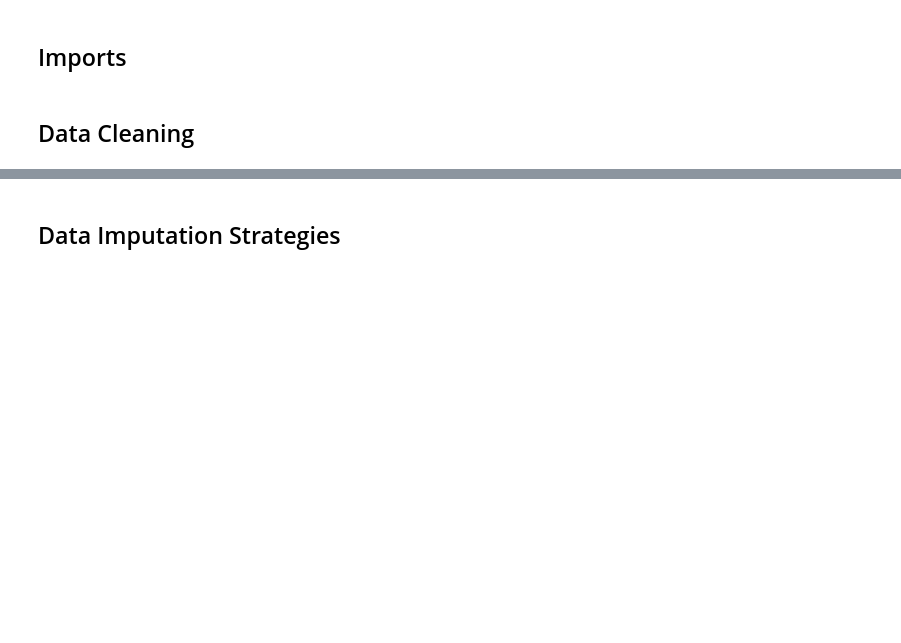
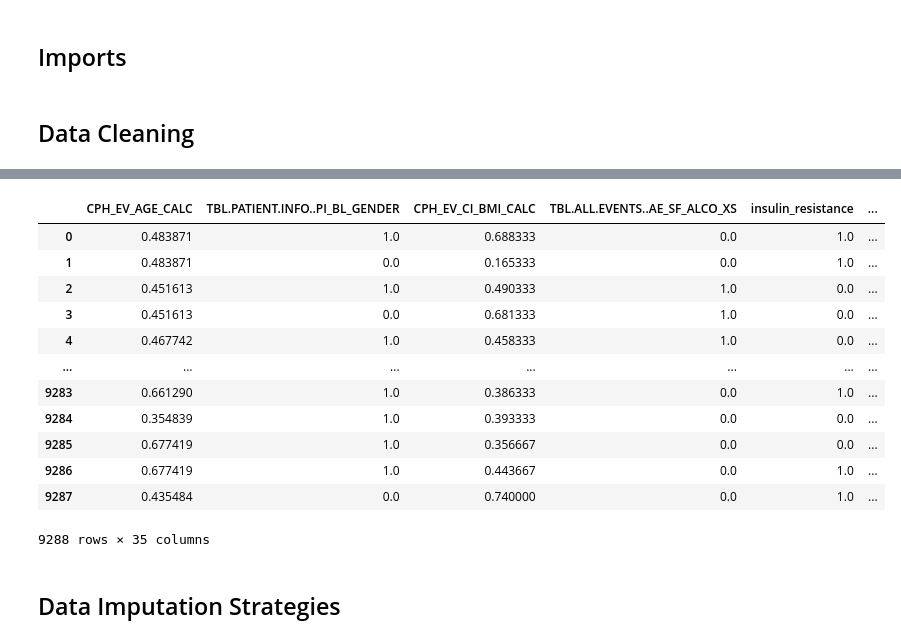
Before and after one commit to LBncl/AmazonMLInterviewQuestion, a Jupyter notebook: NAFLD.ipynb, the cells around one changed output, grey strips where cells are left out. Cells and saved outputs as stored; diff of their text form; code cells hidden in the pictures; blank space fills up the shorter version.

```diff
--- a/NAFLD.ipynb
+++ b/NAFLD.ipynb
@@ -21,7 +21,7 @@ if df.empty:
     print('DataFrame is empty!')
 # %%
 # Subset data frame
-main_df = df.filter(items=['CPH_EV_AGE_CALC', 'TBL.PATIENT.INFO..PI_BL_GENDER', 'CPH_EV_CI_BMI_CALC',
+main_df = df_raw.filter(items=['CPH_EV_AGE_CALC', 'TBL.PATIENT.INFO..PI_BL_GENDER', 'CPH_EV_CI_BMI_CALC',
                          'TBL.ALL.EVENTS..AE_SF_ALCO_XS', 'insulin_resistance', 'hypertensive', 'waist_to_hip_ratio',
                          'idf_metabolic_syndrome', 'eGFR', 'dyslipidaemia', 'fibroscan_stiffness_reliable',
                          'TBL.ALL.EVENTS..AE_BR_ALT_iuL',
@@ -32,6 +32,6 @@ main_df = df.filter(items=['CPH_EV_AGE_CALC', 'TBL.PATIENT.INFO..PI_BL_GENDER',
                          'TBL.ALL.EVENTS..AE_BR_ALBU_gL_CALC', 'TBL.ALL.EVENTS..AE_BR_BILI_umolL_CALC',
                          'TBL.ALL.EVENTS..AE_BR_IGA',
                          'TBL.ALL.EVENTS..AE_CD_OSA', 'LIT_NB_CK18_M30', 'LIT_NB_CK18_M65', 'LIT_NB_PRO_C3', 'LIT_NB_PRO_C6',
-                          'LIT_NB_ELF', 'FIB4', 'NFS', 'APRI', 'ADAPT', 'FIBC3', 'ABC3D', 'BARD', 'AST_ALT_Ratio', 'response_4'])
+                          'LIT_NB_ELF', 'FIB4', 'NFS', 'APRI', 'ADAPT', 'FIBC3', 'ABC3D', 'BARD', 'AST_ALT_Ratio', 'response_7'])
 # %%
 main_df.describe()
@@ -54,18 +42,9 @@ msno.bar(main_df)
 # %%
-from sklearn import preprocessing
-from sklearn.preprocessing import MinMaxScaler
-
 # Convert required variables to boolean and normlaise the remaining variables
 features_raw = main_df.iloc[:, 0:35]
 
 # Loop to check for boolean columns
 for column in features_raw:
-  if features_raw[column].max() == 1:
+  if features_raw[column].max() == 1 and features_raw[column].min() == 0:
     features_raw[column] = features_raw[column].astype(bool)
-
-cols_normalise = features_raw.select_dtypes(include=[np.float64])
-
-# scaler
-scaler = MinMaxScaler()
-features_raw[cols_normalise.columns] = scaler.fit_transform(cols_normalise)
 # %%
@@ -87,6 +52,6 @@ features_raw
 # %%
 # Filter to only select basline event types
-features_raw['CPH_EV_EVENT_TYPE'] = df['CPH_EV_EVENT_TYPE']
+features_raw['CPH_EV_EVENT_TYPE'] = df_raw['CPH_EV_EVENT_TYPE']
 is_Baseline = features_raw['CPH_EV_EVENT_TYPE'] == 'Baseline'
 features_baseline = features_raw[is_Baseline]
 features_baseline = features_baseline.iloc[: , :-1]
@@ -110,0 +72,9 @@ features_baseline
+# %%
+from sklearn import preprocessing
+from sklearn.preprocessing import StandardScaler
+
+cols_normalise = features_baseline.select_dtypes(include=[np.float64])
+
+# Normalise Data
+scale = StandardScaler()
+features_baseline[cols_normalise.columns] = scale.fit_transform(cols_normalise)
@@ -111,3 +83,26 @@ features_baseline
+# %%
+from sklearn import preprocessing
+names = list(features_baseline.columns)
+
+x = features_baseline.values #returns a numpy array
+min_max_scaler = preprocessing.MinMaxScaler()
+features_baseline_scaled = min_max_scaler.fit_transform(x)
+features_baseline_scaled = pd.DataFrame(features_baseline_scaled, columns=names)
+features_baseline_scaled
+# %% [output]
+|  | CPH_EV_AGE_CALC | TBL.PATIENT.INFO..PI_BL_GENDER | CPH_EV_CI_BMI_CALC | TBL.ALL.EVENTS..AE_SF_ALCO_XS | insulin_resistance | ... |
+| 0 | 0.483871 | 1.0 | 0.688333 | 0.0 | 1.0 | ... |
+| 1 | 0.483871 | 0.0 | 0.165333 | 0.0 | 1.0 | ... |
+| 2 | 0.451613 | 1.0 | 0.490333 | 1.0 | 0.0 | ... |
+| 3 | 0.451613 | 0.0 | 0.681333 | 1.0 | 0.0 | ... |
+| 4 | 0.467742 | 1.0 | 0.458333 | 1.0 | 0.0 | ... |
+| ... | ... | ... | ... | ... | ... | ... |
+| 9283 | 0.661290 | 1.0 | 0.386333 | 0.0 | 1.0 | ... |
+| 9284 | 0.354839 | 1.0 | 0.393333 | 0.0 | 0.0 | ... |
+| 9285 | 0.677419 | 1.0 | 0.356667 | 0.0 | 0.0 | ... |
+| 9286 | 0.677419 | 1.0 | 0.443667 | 0.0 | 1.0 | ... |
+| 9287 | 0.435484 | 0.0 | 0.740000 | 0.0 | 1.0 | ... |
+9288 rows × 35 columns
 # %% [markdown]
 ## Data Imputation Strategies
 # %%
```
Also changed, not shown: parts of 35 cells of this notebook.
